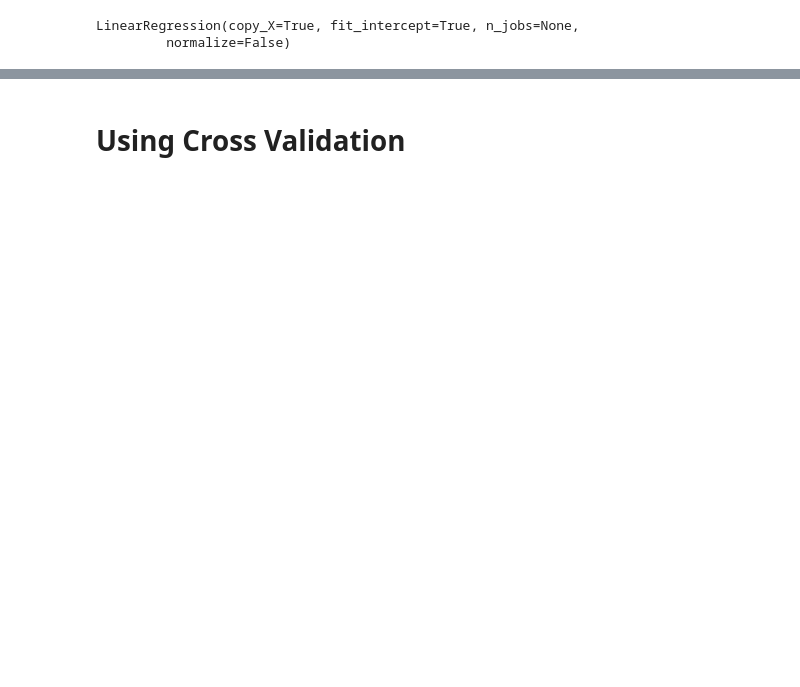
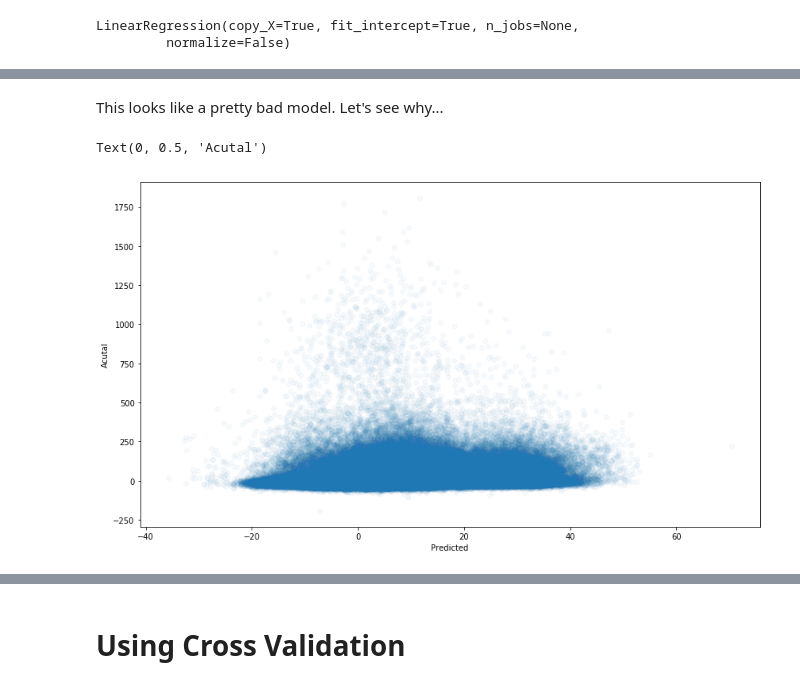
Before and after one commit to dmitriykats1/Springboard, a Jupyter notebook: Capstone1/Modeling.ipynb, the cells around one changed output, grey strips where cells are left out. Cells and saved outputs as stored; diff of their text form; code cells hidden in the pictures; blank space fills up the shorter version.

```diff
--- a/Capstone1/Modeling.ipynb
+++ b/Capstone1/Modeling.ipynb
@@ -203,0 +167,13 @@ Root Mean Squared Error: 5.8995994888177705
+# %% [markdown]
+This looks like a pretty bad model. Let's see why...
+# %%
+import matplotlib.pyplot as plt
+import matplotlib
+matplotlib.rcParams['figure.figsize'] = (14, 8)
+# %%
+plt.scatter(y_pred, y_test, alpha=0.03)
+plt.xlabel('Predicted')
+plt.ylabel('Acutal')
+# %% [output]
+Text(0, 0.5, 'Acutal')
+[figure, added]
```
Also changed, not shown: parts of 87 cells of this notebook, 2 other files.
